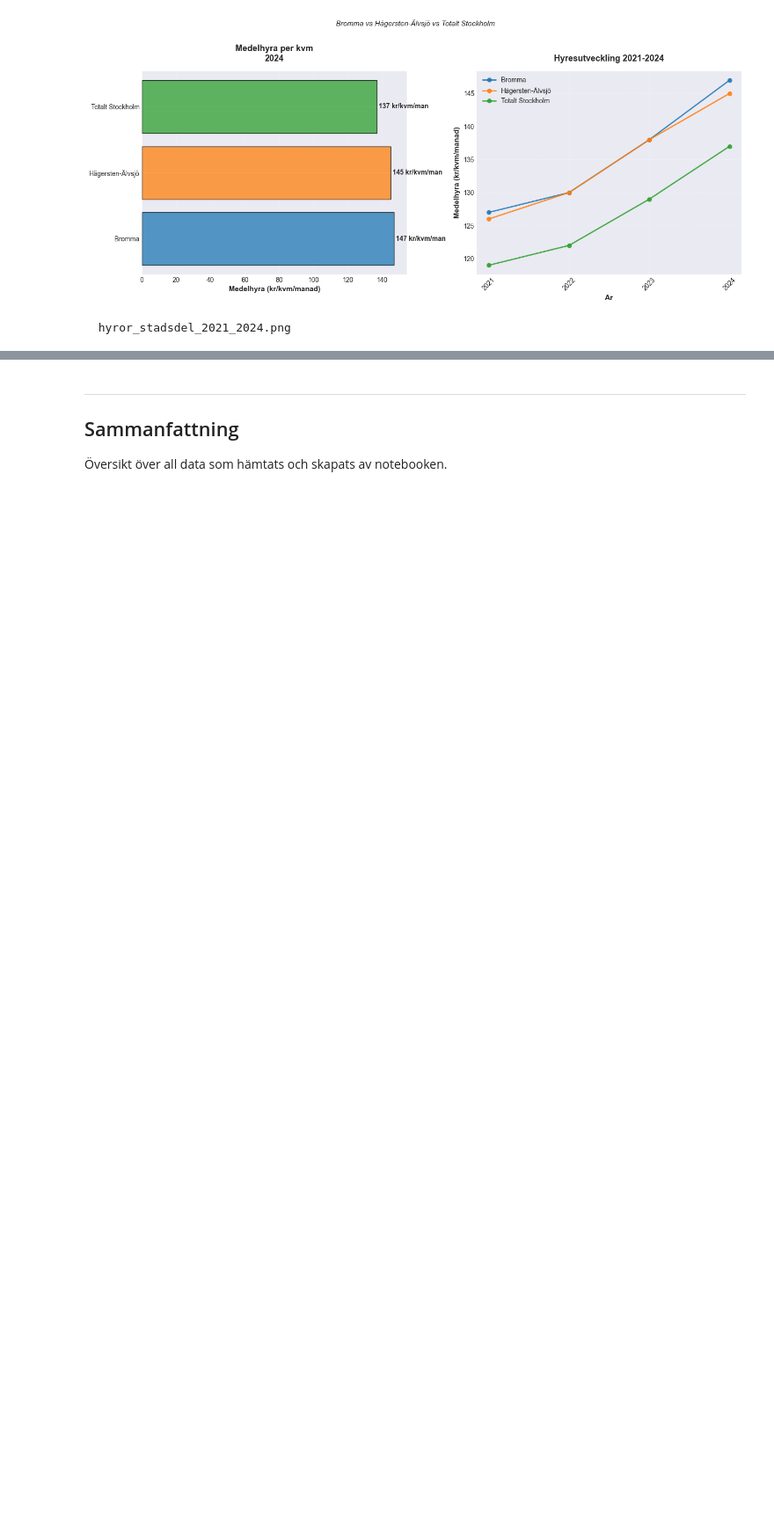
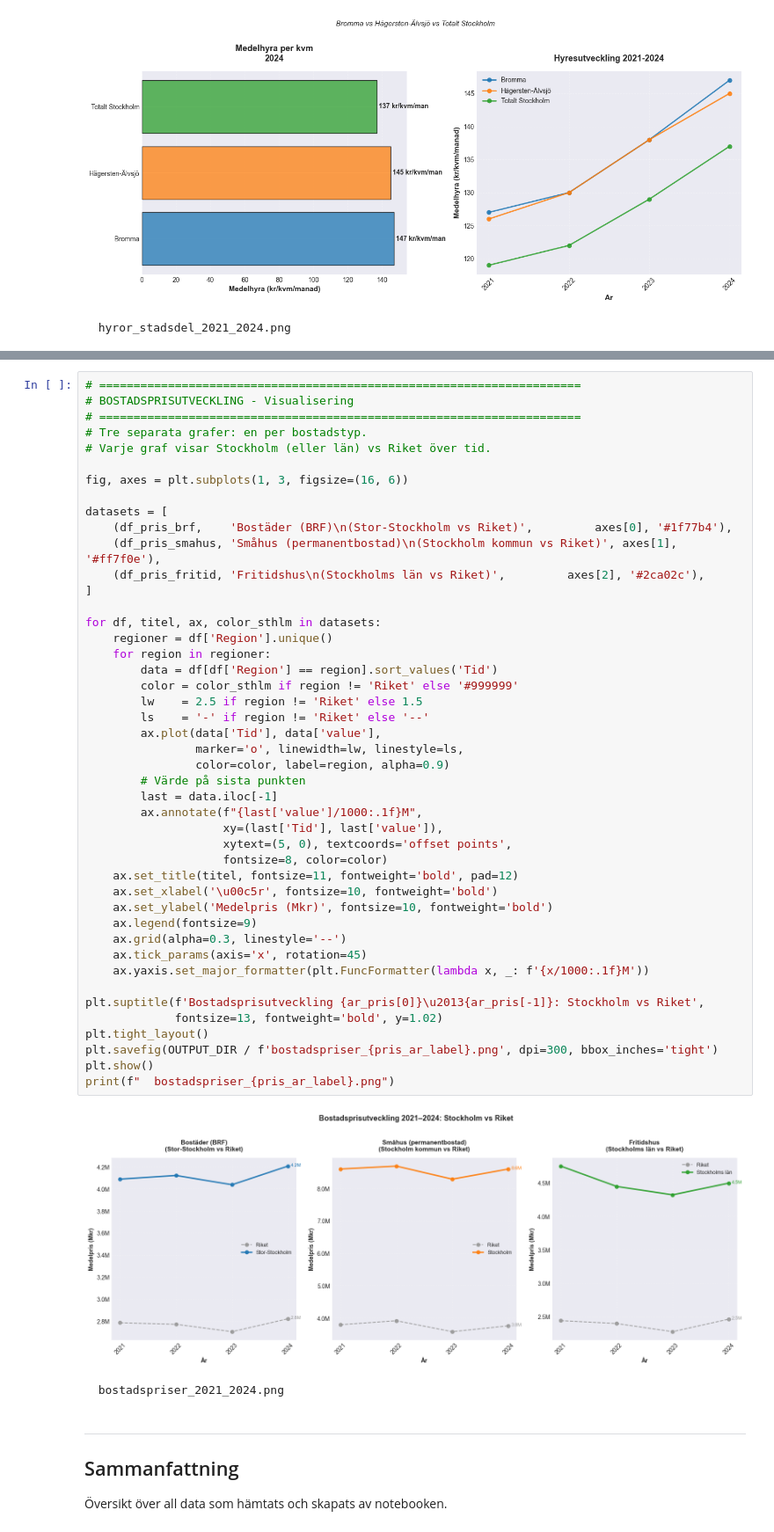
Before and after one commit to cactus-commits/UrbanPulse, a Jupyter notebook: EDA/christoffer_eda_scb_api_test.ipynb, the cells around one changed output, grey strips where cells are left out. Shown at 88% size. Drawn from its saved outputs; the diff is of its cells as text; blank space fills up the shorter version.

Commit message:
add: added bostadspriser with plot

```diff
--- a/EDA/christoffer_eda_scb_api_test.ipynb
+++ b/EDA/christoffer_eda_scb_api_test.ipynb
@@ -1886,3 +2063,51 @@ print(f"  hyror_stadsdel_{ar_hyra_label}.png")
+# %%
+# ======================================================================
+# BOSTADSPRISUTVECKLING - Visualisering
+# ======================================================================
+# Tre separata grafer: en per bostadstyp.
+# Varje graf visar Stockholm (eller län) vs Riket över tid.
+
+fig, axes = plt.subplots(1, 3, figsize=(16, 6))
+
+datasets = [
+    (df_pris_brf,    'Bostäder (BRF)\n(Stor-Stockholm vs Riket)',         axes[0], '#1f77b4'),
+    (df_pris_smahus, 'Småhus (permanentbostad)\n(Stockholm kommun vs Riket)', axes[1], '#ff7f0e'),
+    (df_pris_fritid, 'Fritidshus\n(Stockholms län vs Riket)',         axes[2], '#2ca02c'),
+]
+
+for df, titel, ax, color_sthlm in datasets:
+    regioner = df['Region'].unique()
+    for region in regioner:
+        data = df[df['Region'] == region].sort_values('Tid')
+        color = color_sthlm if region != 'Riket' else '#999999'
+        lw    = 2.5 if region != 'Riket' else 1.5
+        ls    = '-' if region != 'Riket' else '--'
+        ax.plot(data['Tid'], data['value'],
+                marker='o', linewidth=lw, linestyle=ls,
+                color=color, label=region, alpha=0.9)
+        # Värde på sista punkten
+        last = data.iloc[-1]
+        ax.annotate(f"{last['value']/1000:.1f}M",
+                    xy=(last['Tid'], last['value']),
+                    xytext=(5, 0), textcoords='offset points',
+                    fontsize=8, color=color)
+    ax.set_title(titel, fontsize=11, fontweight='bold', pad=12)
+    ax.set_xlabel('\u00c5r', fontsize=10, fontweight='bold')
+    ax.set_ylabel('Medelpris (Mkr)', fontsize=10, fontweight='bold')
+    ax.legend(fontsize=9)
+    ax.grid(alpha=0.3, linestyle='--')
+    ax.tick_params(axis='x', rotation=45)
+    ax.yaxis.set_major_formatter(plt.FuncFormatter(lambda x, _: f'{x/1000:.1f}M'))
+
+plt.suptitle(f'Bostadsprisutveckling {ar_pris[0]}\u2013{ar_pris[-1]}: Stockholm vs Riket',
+             fontsize=13, fontweight='bold', y=1.02)
+plt.tight_layout()
+plt.savefig(OUTPUT_DIR / f'bostadspriser_{pris_ar_label}.png', dpi=300, bbox_inches='tight')
+plt.show()
+print(f"  bostadspriser_{pris_ar_label}.png")
+# %% [output]
+[figure, added]
+  bostadspriser_2021_2024.png
 # %% [markdown]
 ---
 ## Sammanfattning
```
Also changed, not shown: parts of 6 cells of this notebook, 3 other files.
